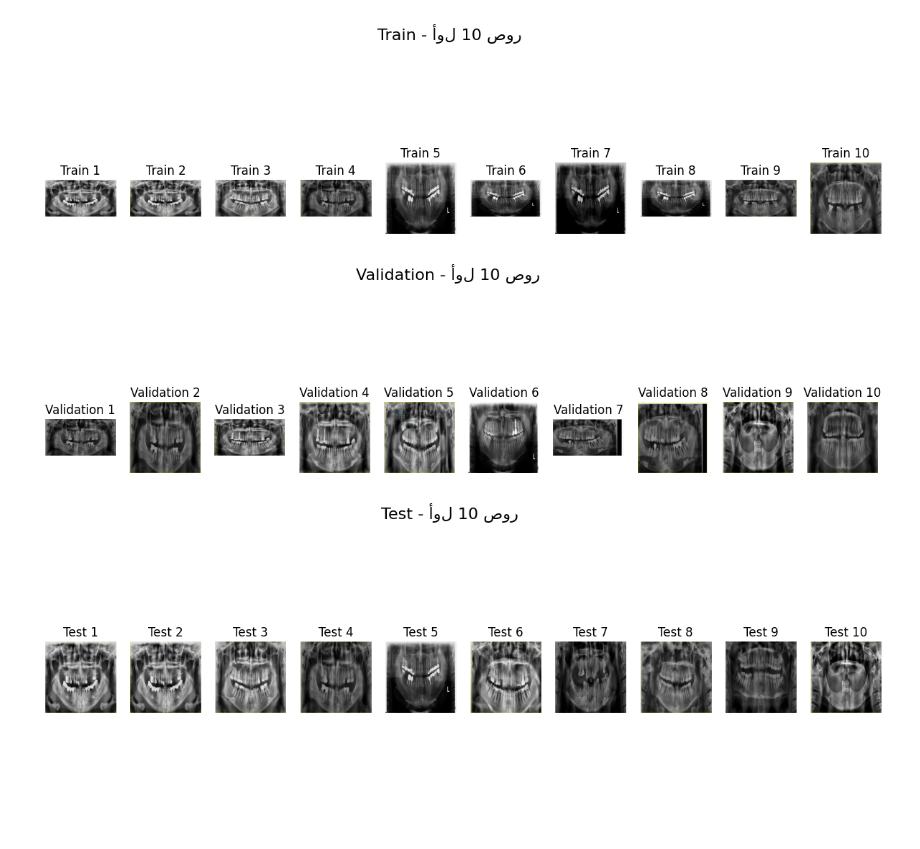
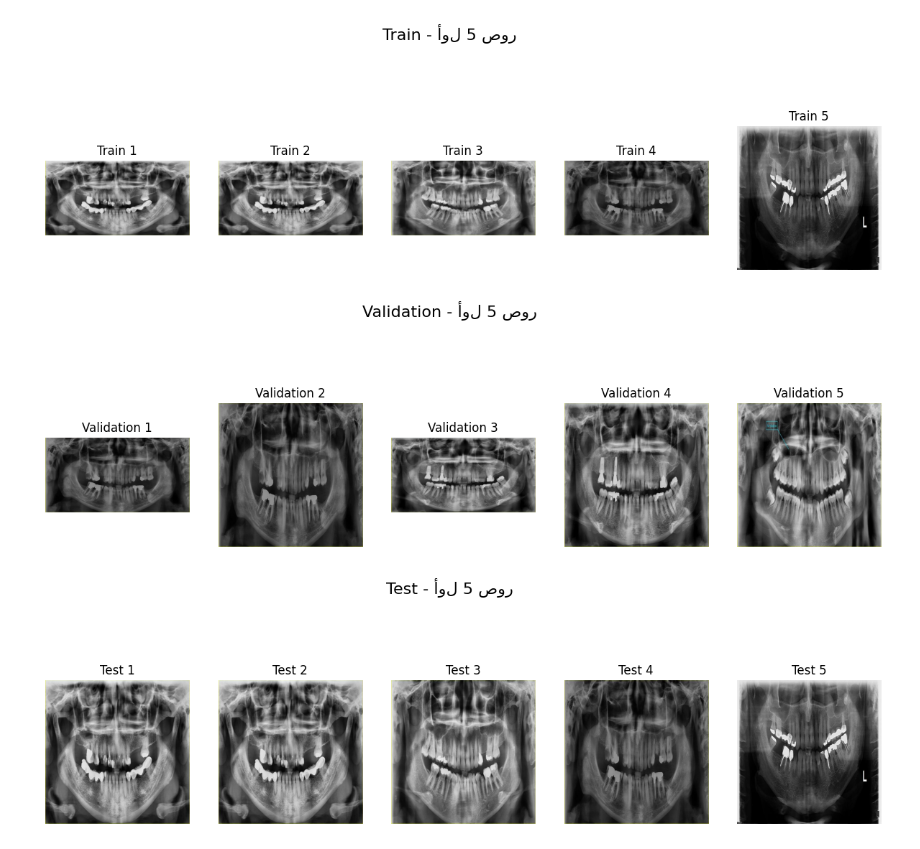
Before and after one commit to mayagrita/Panoramic_Dent_AI, a Jupyter notebook: Dent.ipynb, the cells around one changed output. Drawn from its saved outputs; the diff is of its cells as text; code cells hidden in the pictures; blank space fills up the shorter version.

```diff
--- a/Dent.ipynb
+++ b/Dent.ipynb
@@ -2,34 +2,34 @@
 import os
 from PIL import Image
 import matplotlib.pyplot as plt
 
-def show_images_from_folder(folder_path, title, max_images=10):
+def show_images_from_folder(folder_path, title, max_images=5):
     image_files = [f for f in os.listdir(folder_path) if f.lower().endswith(('.jpg', '.png', '.jpeg'))]
     image_files = image_files[:max_images]
 
     plt.figure(figsize=(15, 5))
     for i, file in enumerate(image_files):
         img_path = os.path.join(folder_path, file)
         img = Image.open(img_path)
 
         plt.subplot(1, max_images, i + 1)
         plt.imshow(img)
         plt.axis('off')
         plt.title(f"{title} {i+1}")
 
     plt.suptitle(f"{title} - أول {max_images} صور", fontsize=16)
     plt.show()
 
 # تعريف المسارات:
 train_path = r"C:\Users\LENOVO\Desktop\archive (1)\YOLO\YOLO\train\images"
 val_path = r"C:\Users\LENOVO\Desktop\archive (1)\YOLO\YOLO\valid\images"
 test_path = r"C:\Users\LENOVO\Desktop\archive (1)\YOLO\YOLO\test\images"
 
 # عرض الصور:
 show_images_from_folder(train_path, "Train")
 show_images_from_folder(val_path, "Validation")
 show_images_from_folder(test_path, "Test")
 # %% [output]
-[figure, old version]
+[figure, new version]
-[figure, old version]
+[figure, new version]
-[figure, old version]
+[figure, new version]
```
